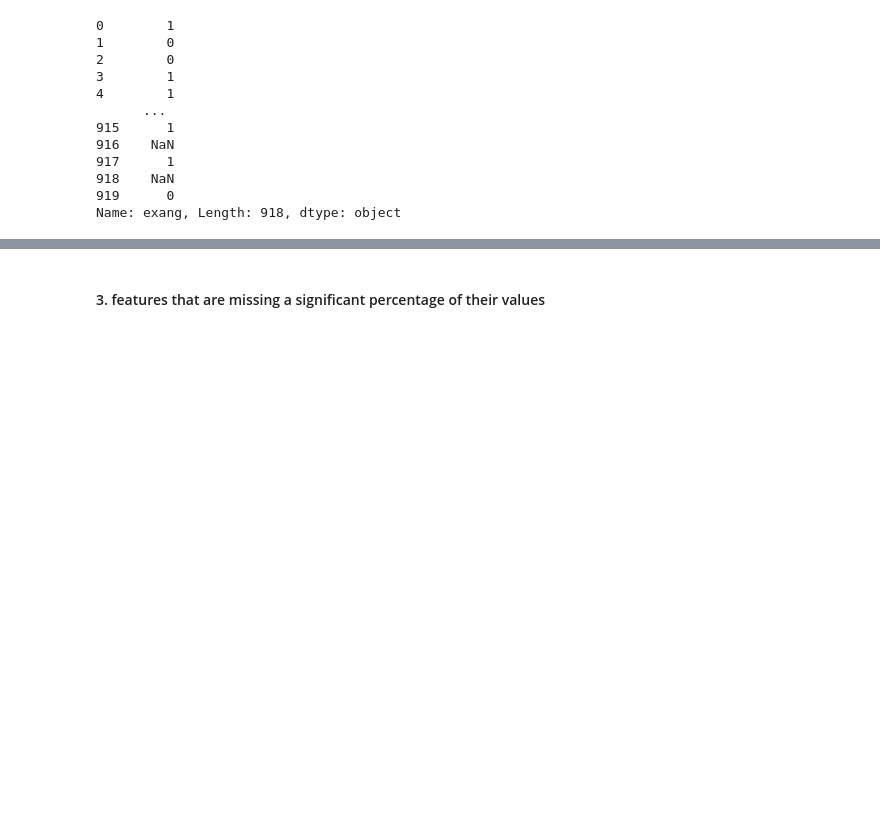
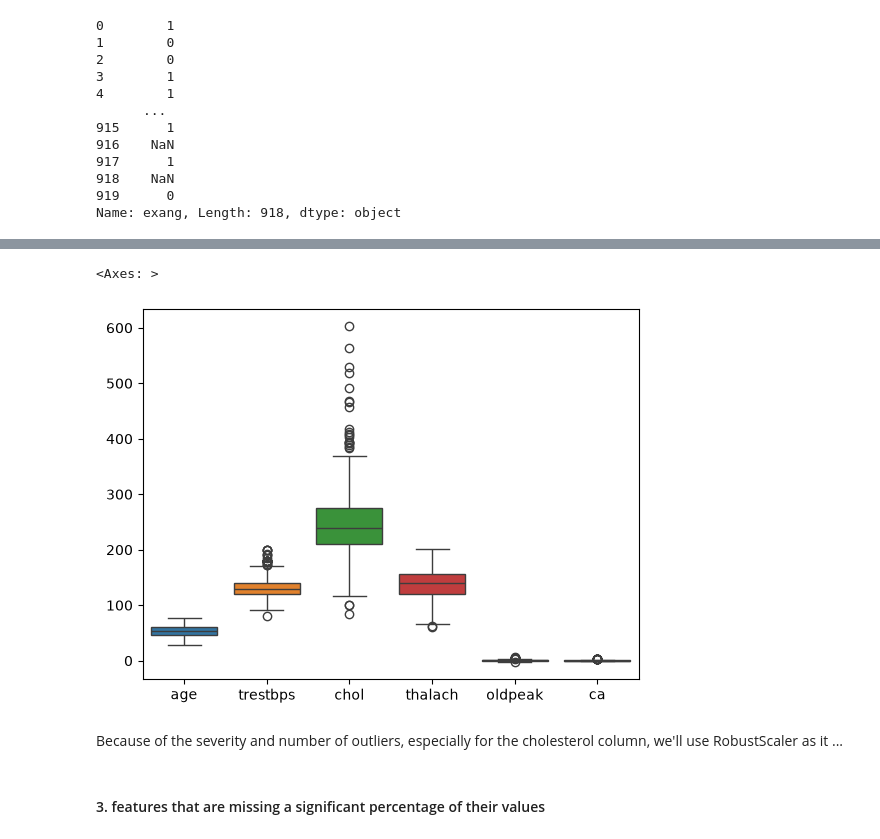
Before and after one commit to ThereseColeongco/hd-classifier, a Jupyter notebook: classifier.ipynb, the cells around one changed output, grey strips where cells are left out. Drawn from its saved outputs; the diff is of its cells as text; code cells hidden in the pictures; blank space fills up the shorter version.

```diff
--- a/classifier.ipynb
+++ b/classifier.ipynb
@@ -314 +348,11 @@ attributes
 918 rows × 14 columns
+# %%
+features = attributes.drop(columns=['num'])
+num_feats = features[features.select_dtypes(include=[np.number]).columns]
+num_feats
+sns.boxplot(data=num_feats)
+# %% [output]
+<Axes: >
+[figure, added]
+# %% [markdown]
+Because of the severity and number of outliers, especially for the cholesterol column, we'll use RobustScaler as it ...
```
Also changed, not shown: parts of 13 cells of this notebook.
